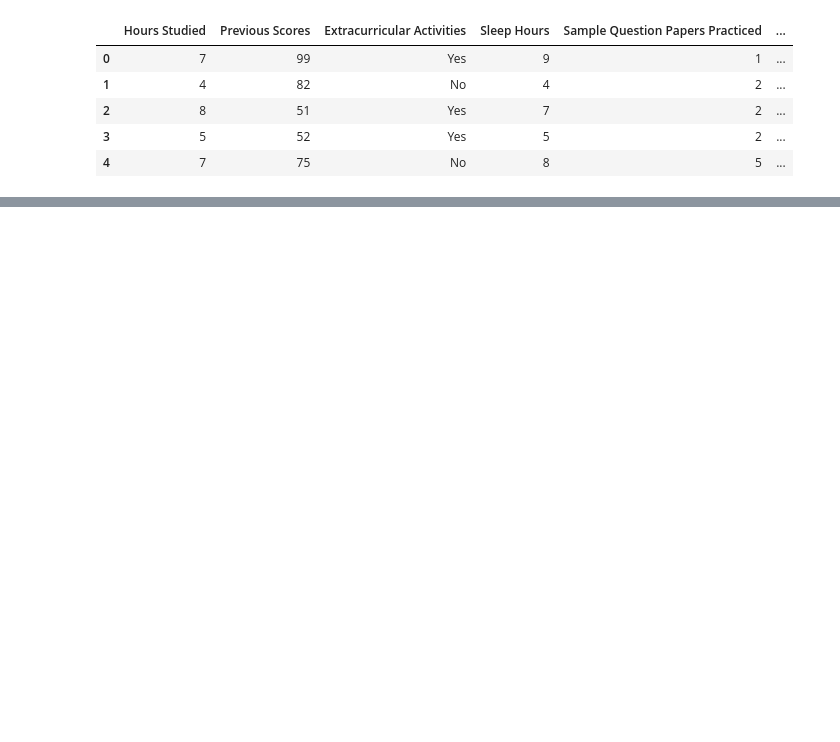
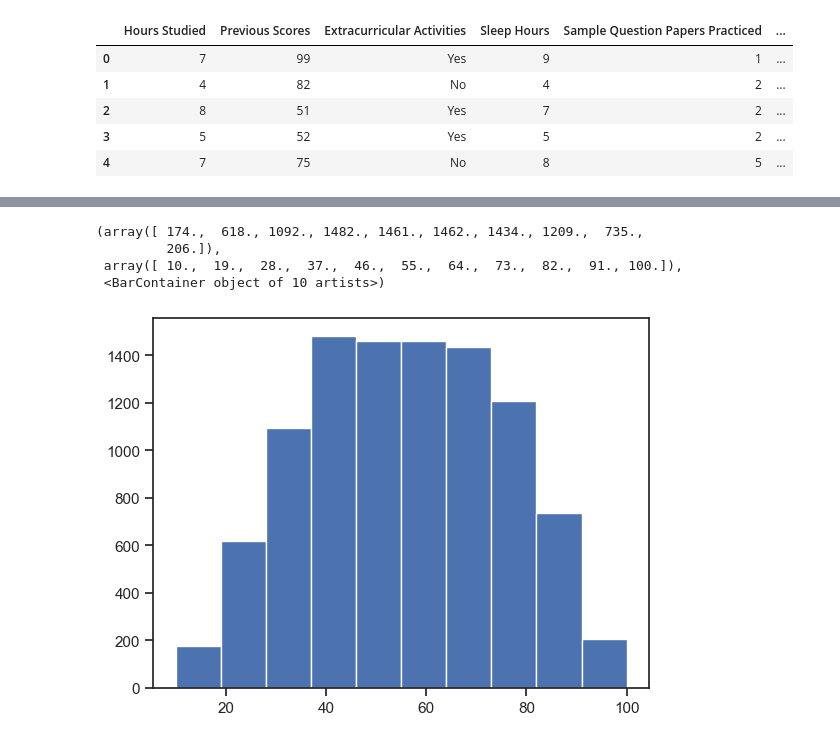
Before and after one commit to spandanaalvala/student_performance, a Jupyter notebook: Testing-notebook.ipynb, the cells around one changed output, grey strips where cells are left out. Drawn from its saved outputs; the diff is of its cells as text; code cells hidden in the pictures; blank space fills up the shorter version.

```diff
--- a/Testing-notebook.ipynb
+++ b/Testing-notebook.ipynb
@@ -13,0 +141,8 @@ df.head()
+# %%
+plt.hist(StudentP_dfnew['Performance Index'])
+# %% [output]
+(array([ 174.,  618., 1092., 1482., 1461., 1462., 1434., 1209.,  735.,
+         206.]),
+ array([ 10.,  19.,  28.,  37.,  46.,  55.,  64.,  73.,  82.,  91., 100.]),
+ <BarContainer object of 10 artists>)
+[figure, added]
```
Also changed, not shown: parts of 44 cells of this notebook, 1 other file.
